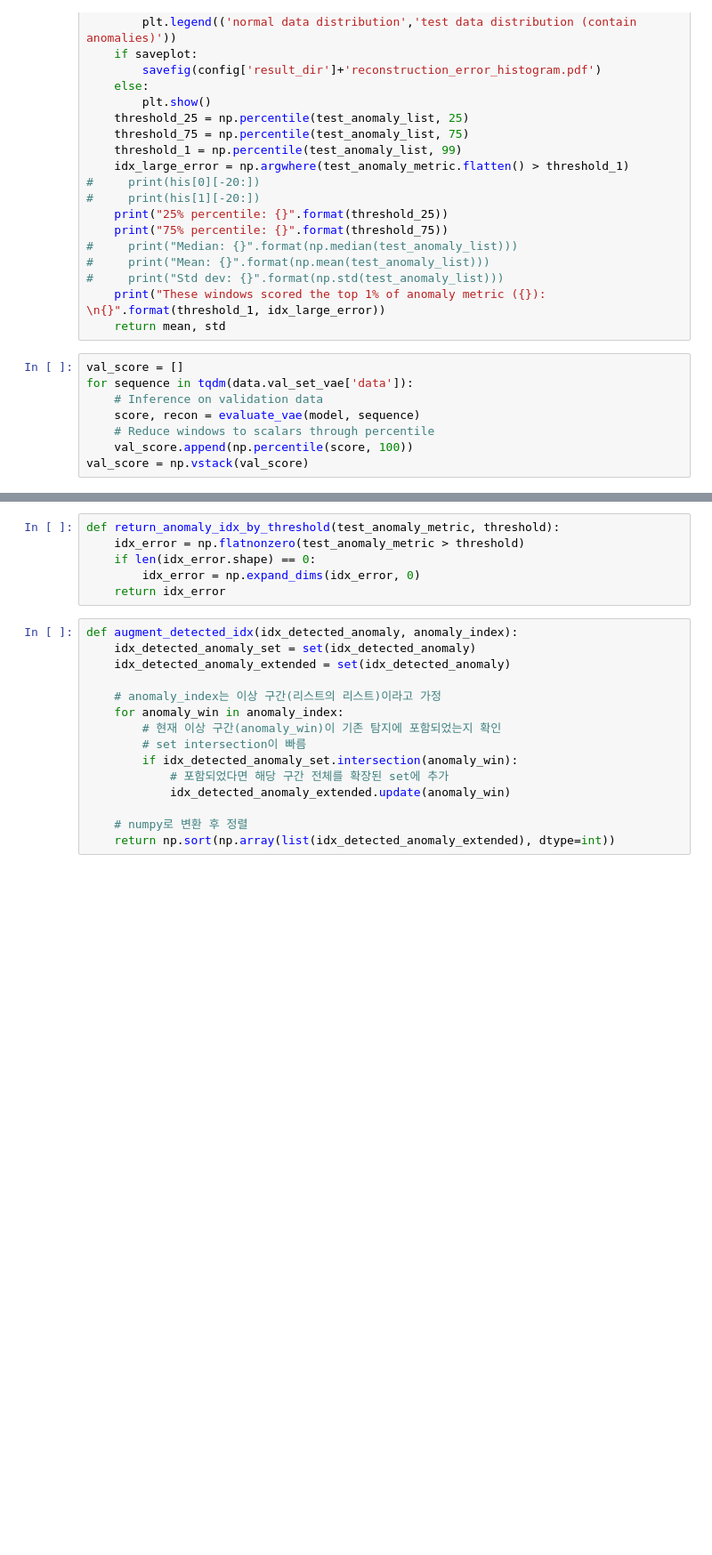
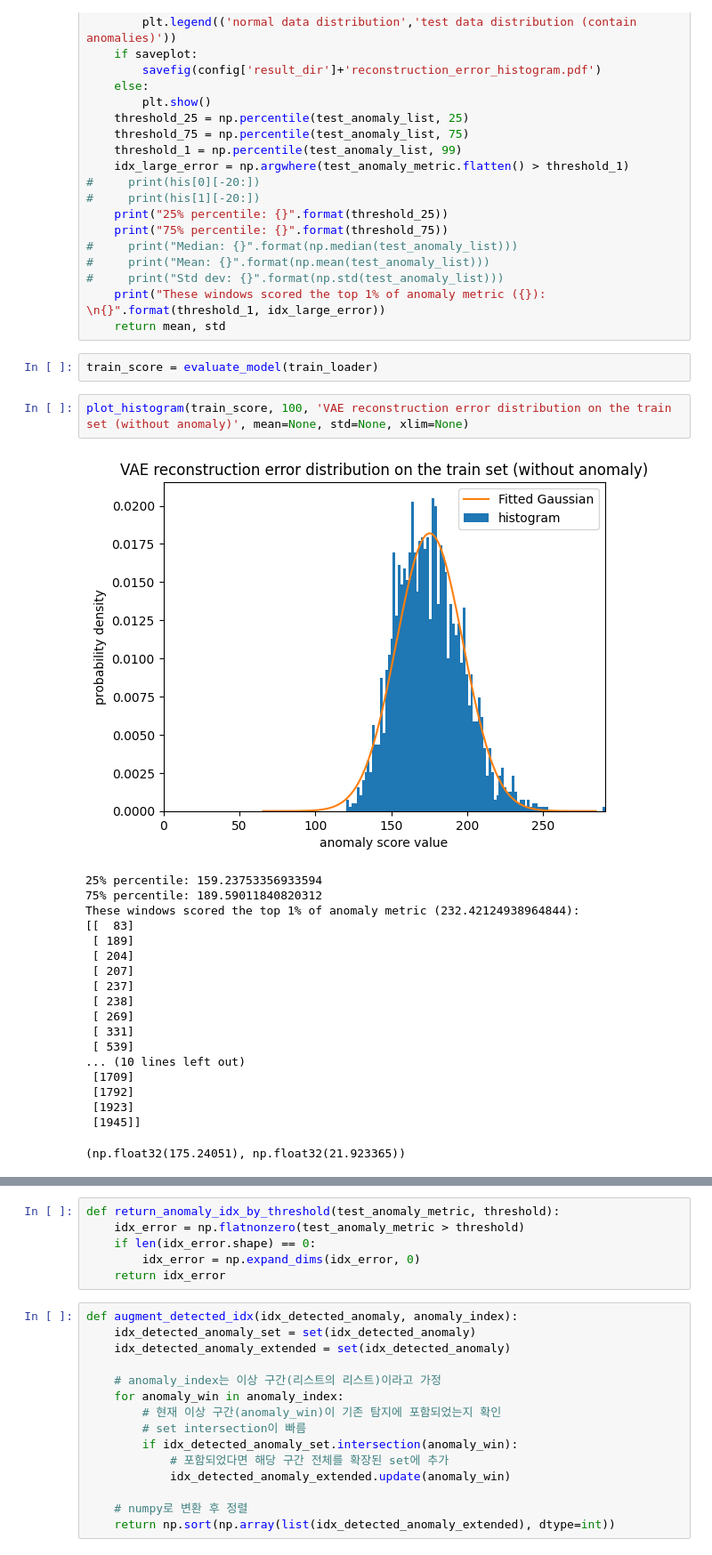
Before and after one commit to peunsu/wesad_stress_detection, a Jupyter notebook: ma-vae/anomaly_detection.ipynb, the cells around one changed output, grey strips where cells are left out. Shown at 89% size. Cells and saved outputs as stored; diff of their text form; blank space fills up the shorter version.

```diff
--- a/ma-vae/anomaly_detection.ipynb
+++ b/ma-vae/anomaly_detection.ipynb
@@ -143,11 +157,27 @@ def plot_histogram(test_anomaly_metric, n_bins, title, mean=None, std=None, xlim
 #     print("Std dev: {}".format(np.std(test_anomaly_list)))
     print("These windows scored the top 1% of anomaly metric ({}): \n{}".format(threshold_1, idx_large_error))
     return mean, std
-# %%
-val_score = []
-for sequence in tqdm(data.val_set_vae['data']):
-    # Inference on validation data
-    score, recon = evaluate_vae(model, sequence)
-    # Reduce windows to scalars through percentile
-    val_score.append(np.percentile(score, 100))
-val_score = np.vstack(val_score)
+# %%
+train_score = evaluate_model(train_loader)
+# %%
+plot_histogram(train_score, 100, 'VAE reconstruction error distribution on the train set (without anomaly)', mean=None, std=None, xlim=None)
+# %% [output]
+[figure, added]
+25% percentile: 159.23753356933594
+75% percentile: 189.59011840820312
+These windows scored the top 1% of anomaly metric (232.42124938964844):
+[[  83]
+ [ 189]
+ [ 204]
+ [ 207]
+ [ 237]
+ [ 238]
+ [ 269]
+ [ 331]
+ [ 539]
+... (10 lines left out)
+ [1709]
+ [1792]
+ [1923]
+ [1945]]
+(np.float32(175.24051), np.float32(21.923365))
```
Also changed, not shown: parts of 24 cells of this notebook, 7 other files.
